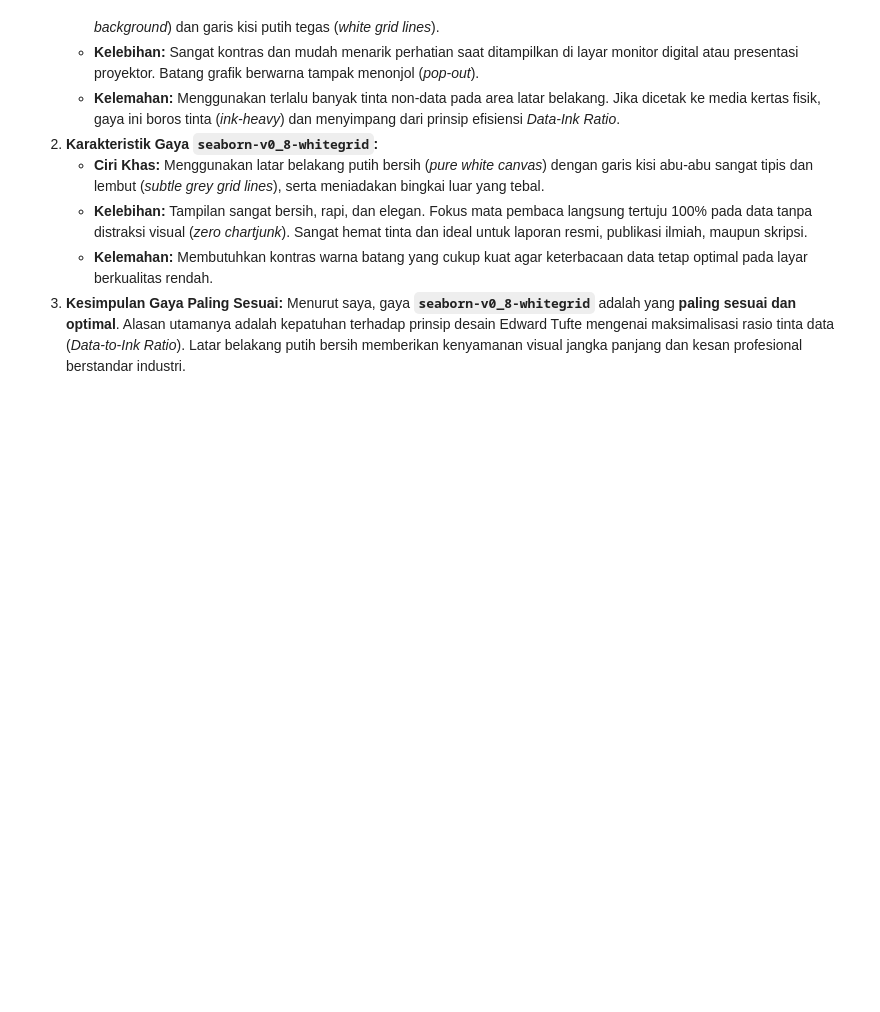
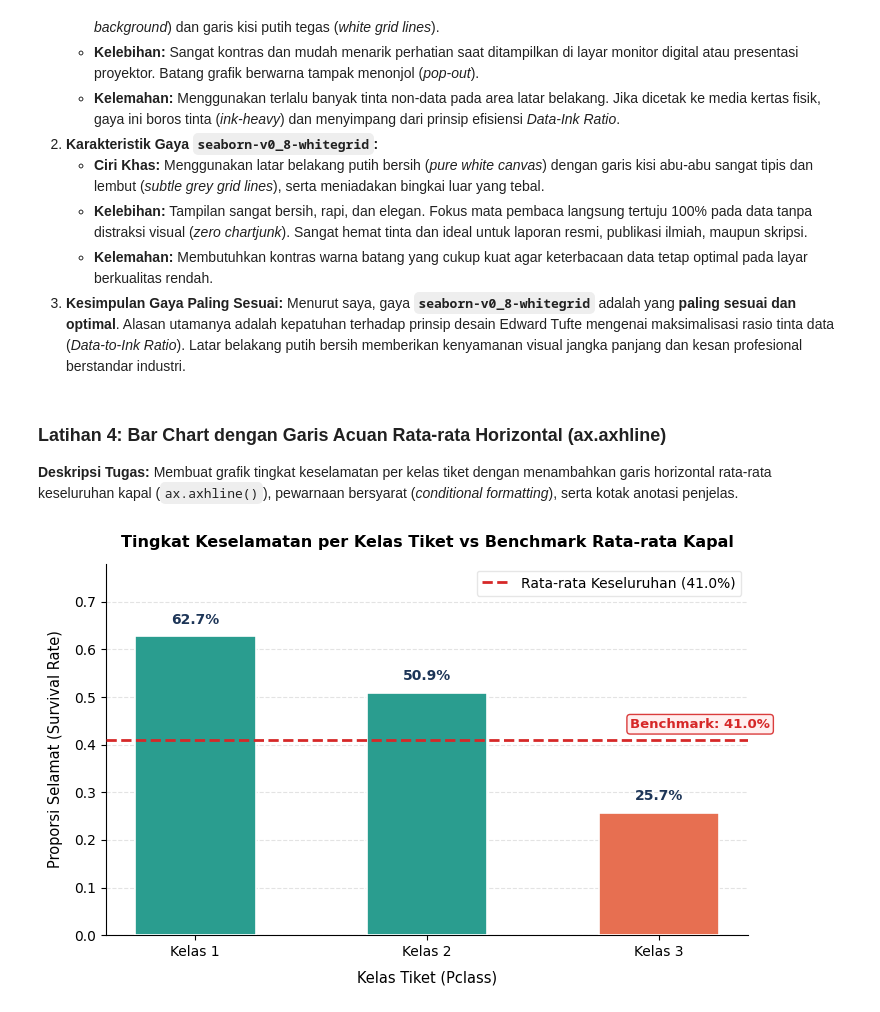
Before and after one commit to G-than12/DV-06-Matplotlib-Visualization-Customization, a Jupyter notebook: Praktikum6_GathanHilabi_60324059.ipynb, the cells around one changed output. Drawn from its saved outputs; the diff is of its cells as text; code cells hidden in the pictures; blank space fills up the shorter version.

Commit message:
feat: implement Latihan 4 - conditional formatting and horizontal benchmark line

```diff
--- a/Praktikum6_GathanHilabi_60324059.ipynb
+++ b/Praktikum6_GathanHilabi_60324059.ipynb
@@ -416,3 +416,50 @@ plt.style.use("default")
    - **Kelemahan:** Membutuhkan kontras warna batang yang cukup kuat agar keterbacaan data tetap optimal pada layar berkualitas rendah.
 3. **Kesimpulan Gaya Paling Sesuai:**
    Menurut saya, gaya **`seaborn-v0_8-whitegrid`** adalah yang **paling sesuai dan optimal**. Alasan utamanya adalah kepatuhan terhadap prinsip desain Edward Tufte mengenai maksimalisasi rasio tinta data (*Data-to-Ink Ratio*). Latar belakang putih bersih memberikan kenyamanan visual jangka panjang dan kesan profesional berstandar industri.
+# %% [markdown]
+### Latihan 4: Bar Chart dengan Garis Acuan Rata-rata Horizontal (ax.axhline)
+**Deskripsi Tugas:** Membuat grafik tingkat keselamatan per kelas tiket dengan menambahkan garis horizontal rata-rata keseluruhan kapal (`ax.axhline()`), pewarnaan bersyarat (*conditional formatting*), serta kotak anotasi penjelas.
+# %%
+# Latihan 4: Bar chart dengan garis acuan rata-rata horizontal kapal (axhline)
+tingkat_pclass = df.groupby("pclass")["survived"].mean()
+rata_total = df["survived"].mean()
+
+fig, ax = plt.subplots(figsize=(7.5, 4.8))
+
+# Warna bersyarat: di atas rata-rata diberi warna Emerald/Teal, di bawah rata-rata diberi Coral
+colors_bar = ["#2A9D8F" if val >= rata_total else "#E76F51" for val in tingkat_pclass.values]
+
+bars = ax.bar([f"Kelas {k}" for k in tingkat_pclass.index], tingkat_pclass.values,
+              color=colors_bar, width=0.52, edgecolor="white", linewidth=1.2, zorder=3)
+
+# Anotasi persentase di atas setiap batang
+for bar in bars:
+    h = bar.get_height()
+    ax.text(bar.get_x() + bar.get_width() / 2, h + 0.02,
+            f"{h:.1%}", ha="center", va="bottom",
+            fontweight="bold", fontsize=10, color="#1D3557")
+
+# Menambahkan garis acuan rata-rata keseluruhan (ax.axhline)
+ax.axhline(rata_total, color="#D62828", linestyle="--", linewidth=2, zorder=4,
+           label=f"Rata-rata Keseluruhan ({rata_total:.1%})")
+
+# Anotasi kotak teks informatif di dekat garis rata-rata
+ax.text(2.48, rata_total + 0.025, f"Benchmark: {rata_total:.1%}",
+        color="#D62828", fontweight="bold", fontsize=9.5, ha="right",
+        bbox=dict(boxstyle="round,pad=0.25", facecolor="#FFEEEE", edgecolor="#D62828", alpha=0.9))
+
+# Styling Sumbu & Layout
+ax.set_title("Tingkat Keselamatan per Kelas Tiket vs Benchmark Rata-rata Kapal",
+             fontsize=11.5, fontweight="bold", pad=12)
+ax.set_xlabel("Kelas Tiket (Pclass)", fontsize=10.5, labelpad=8)
+ax.set_ylabel("Proporsi Selamat (Survival Rate)", fontsize=10.5, labelpad=8)
+ax.set_ylim(0, 0.78)
+ax.grid(axis="y", linestyle="--", alpha=0.35, zorder=0)
+ax.spines["top"].set_visible(False)
+ax.spines["right"].set_visible(False)
+ax.legend(loc="upper right", frameon=True, facecolor="white", edgecolor="#E0E0E0")
+
+plt.tight_layout()
+plt.show()
+# %% [output]
+[figure, added]
```
Also changed, not shown: parts of 1 cell of this notebook.
